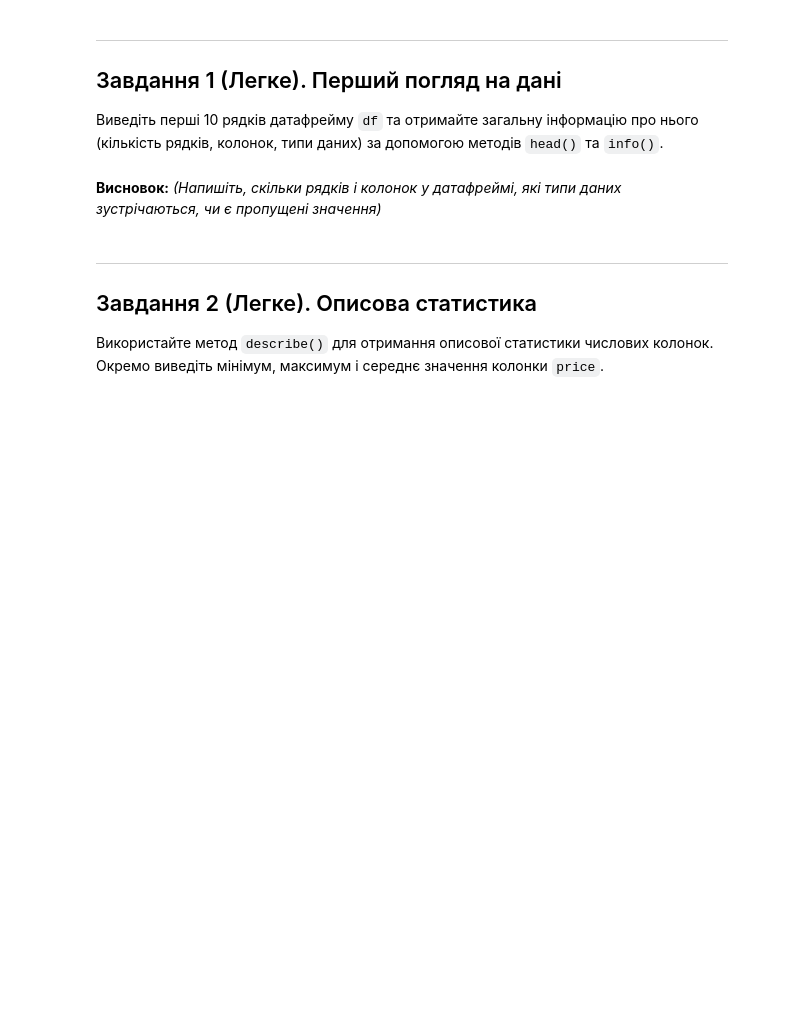
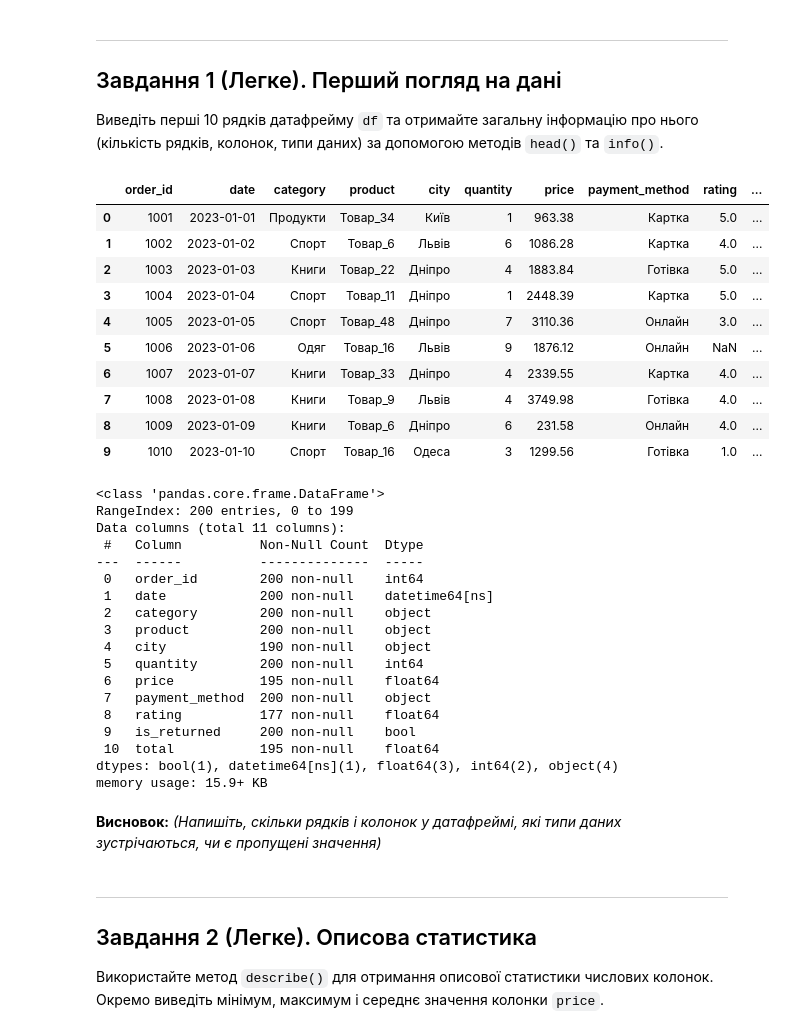
Before and after one commit to Olga-Lyt/DTA-2026, a Jupyter notebook: classwork/pandas_tasks_beginners_DTA.ipynb, the cells around one changed output. Saved outputs shown, nothing was run; the diff lists cells and outputs as text; code cells hidden in the pictures; blank space fills up the shorter version.

```diff
--- a/classwork/pandas_tasks_beginners_DTA.ipynb
+++ b/classwork/pandas_tasks_beginners_DTA.ipynb
@@ -59,3 +60,36 @@ print('Колонки:', list(df.columns))
+# %%
+display(df.head(10))
+df.info()
+# %% [output]
+|  | order_id | date | category | product | city | quantity | price | payment_method | rating | ... |
+| 0 | 1001 | 2023-01-01 | Продукти | Товар_34 | Київ | 1 | 963.38 | Картка | 5.0 | ... |
+| 1 | 1002 | 2023-01-02 | Спорт | Товар_6 | Львів | 6 | 1086.28 | Картка | 4.0 | ... |
+| 2 | 1003 | 2023-01-03 | Книги | Товар_22 | Дніпро | 4 | 1883.84 | Готівка | 5.0 | ... |
+| 3 | 1004 | 2023-01-04 | Спорт | Товар_11 | Дніпро | 1 | 2448.39 | Картка | 5.0 | ... |
+| 4 | 1005 | 2023-01-05 | Спорт | Товар_48 | Дніпро | 7 | 3110.36 | Онлайн | 3.0 | ... |
+| 5 | 1006 | 2023-01-06 | Одяг | Товар_16 | Львів | 9 | 1876.12 | Онлайн | NaN | ... |
+| 6 | 1007 | 2023-01-07 | Книги | Товар_33 | Дніпро | 4 | 2339.55 | Картка | 4.0 | ... |
+| 7 | 1008 | 2023-01-08 | Книги | Товар_9 | Львів | 4 | 3749.98 | Готівка | 4.0 | ... |
+| 8 | 1009 | 2023-01-09 | Книги | Товар_6 | Дніпро | 6 | 231.58 | Онлайн | 4.0 | ... |
+| 9 | 1010 | 2023-01-10 | Спорт | Товар_16 | Одеса | 3 | 1299.56 | Готівка | 1.0 | ... |
+<class 'pandas.core.frame.DataFrame'>
+RangeIndex: 200 entries, 0 to 199
+Data columns (total 11 columns):
+ #   Column          Non-Null Count  Dtype
+---  ------          --------------  -----
+ 0   order_id        200 non-null    int64
+ 1   date            200 non-null    datetime64[ns]
+ 2   category        200 non-null    object
+ 3   product         200 non-null    object
+ 4   city            190 non-null    object
+ 5   quantity        200 non-null    int64
+ 6   price           195 non-null    float64
+ 7   payment_method  200 non-null    object
+ 8   rating          177 non-null    float64
+ 9   is_returned     200 non-null    bool
+ 10  total           195 non-null    float64
+dtypes: bool(1), datetime64[ns](1), float64(3), int64(2), object(4)
+memory usage: 15.9+ KB
 # %% [markdown]
 **Висновок:** *(Напишіть, скільки рядків і колонок у датафреймі, які типи даних зустрічаються, чи є пропущені значення)*
 # %% [markdown]
```
Also changed, not shown: parts of 10 cells of this notebook.
